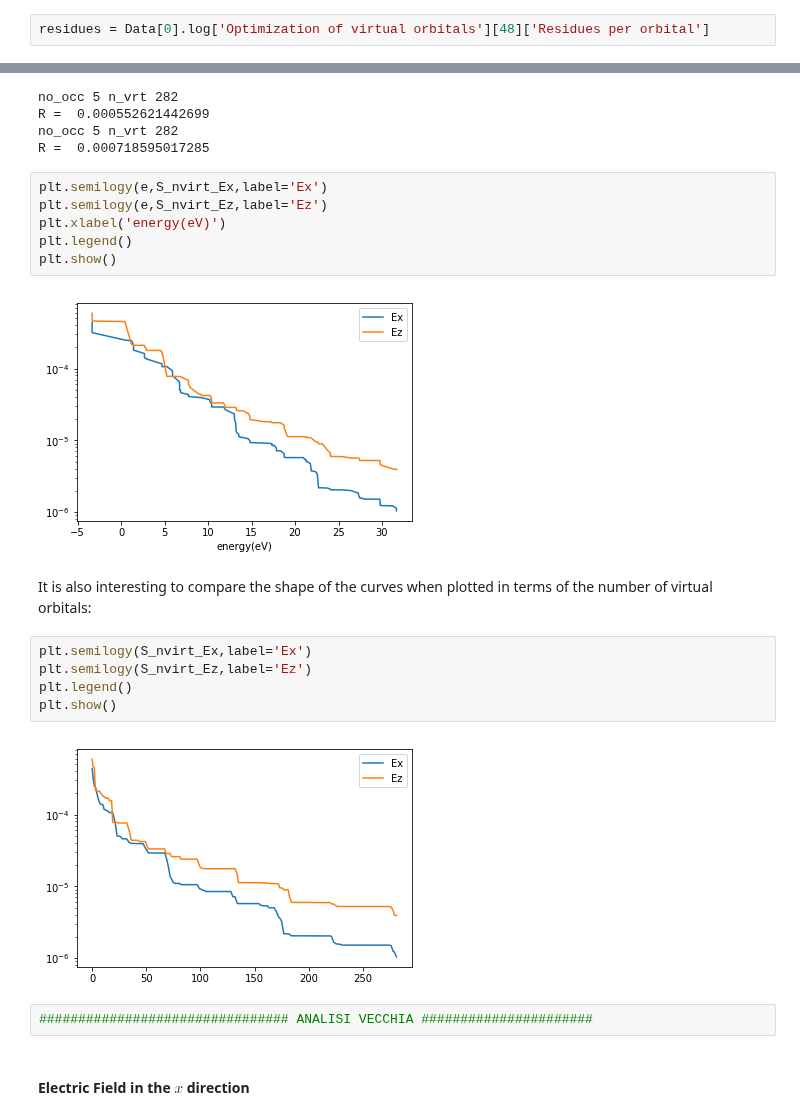
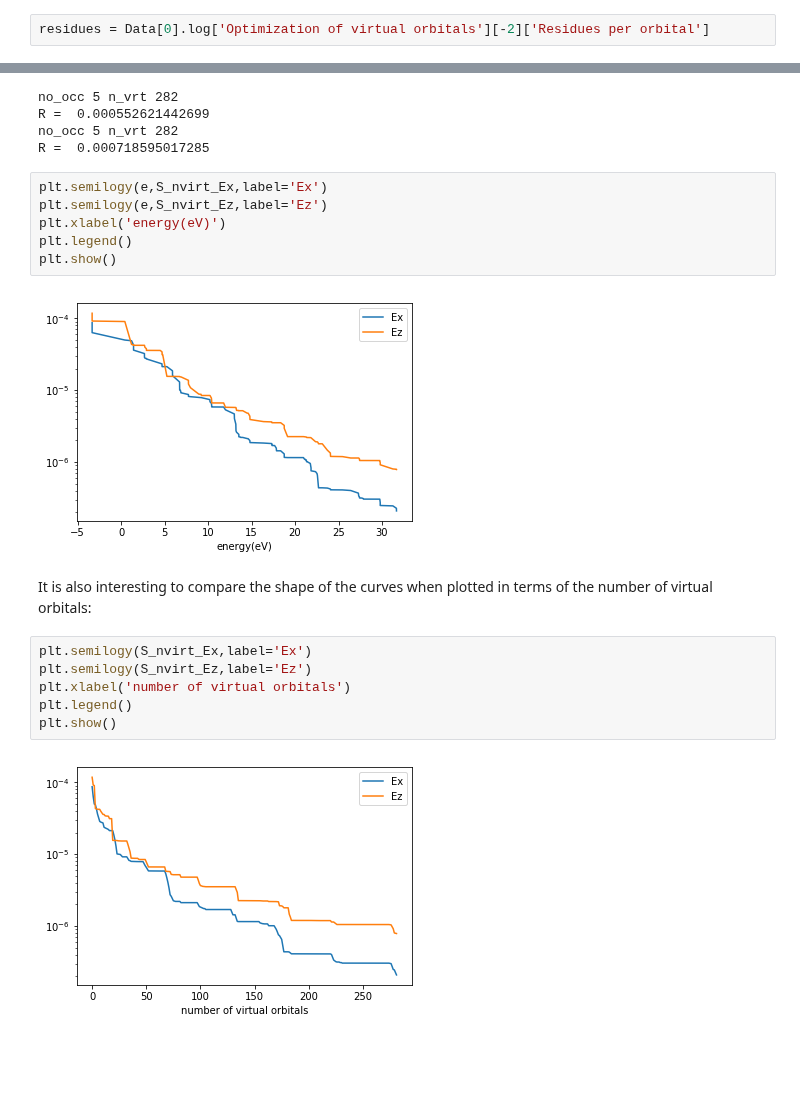
Before and after one commit to luigigenovese/KPM-nb, a Jupyter notebook: POLARIZABILITY/CO/Virtual_Orbitals_Completeness_Relation.ipynb, the cells around one changed output, grey strips where cells are left out. Drawn from its saved outputs; the diff is of its cells as text; blank space fills up the shorter version.

```diff
--- a/POLARIZABILITY/CO/Virtual_Orbitals_Completeness_Relation.ipynb
+++ b/POLARIZABILITY/CO/Virtual_Orbitals_Completeness_Relation.ipynb
@@ -90,7 +90,7 @@ We extract the value of the residue od the each orbital and plot it (we also dis
 
 The value 48 is the last iteration value (50 nominal iteration but for the last one the residue are not computed)
 # %%
-residues = Data[0].log['Optimization of virtual orbitals'][48]['Residues per orbital']
+residues = Data[0].log['Optimization of virtual orbitals'][-2]['Residues per orbital']
 # %%
 plt.plot(residues)
 plt.axhline(y=1e-4, color='r', linestyle='--')
@@ -304,17 +303,14 @@ plt.xlabel('energy(eV)')
 plt.legend()
 plt.show()
 # %% [output]
-[figure, old version]
+[figure, new version]
 # %% [markdown]
 It is also interesting to compare the shape of the curves when plotted in terms of the number of virtual orbitals:
 # %%
 plt.semilogy(S_nvirt_Ex,label='Ex')
 plt.semilogy(S_nvirt_Ez,label='Ez')
+plt.xlabel('number of virtual orbitals')
 plt.legend()
 plt.show()
 # %% [output]
-[figure, old version]
+[figure, new version]
-# %%
-################################ ANALISI VECCHIA ######################
-# %% [markdown]
-#### Electric Field in the $x$ direction
```
Also changed, not shown: parts of 5 cells of this notebook, 21 other files.
